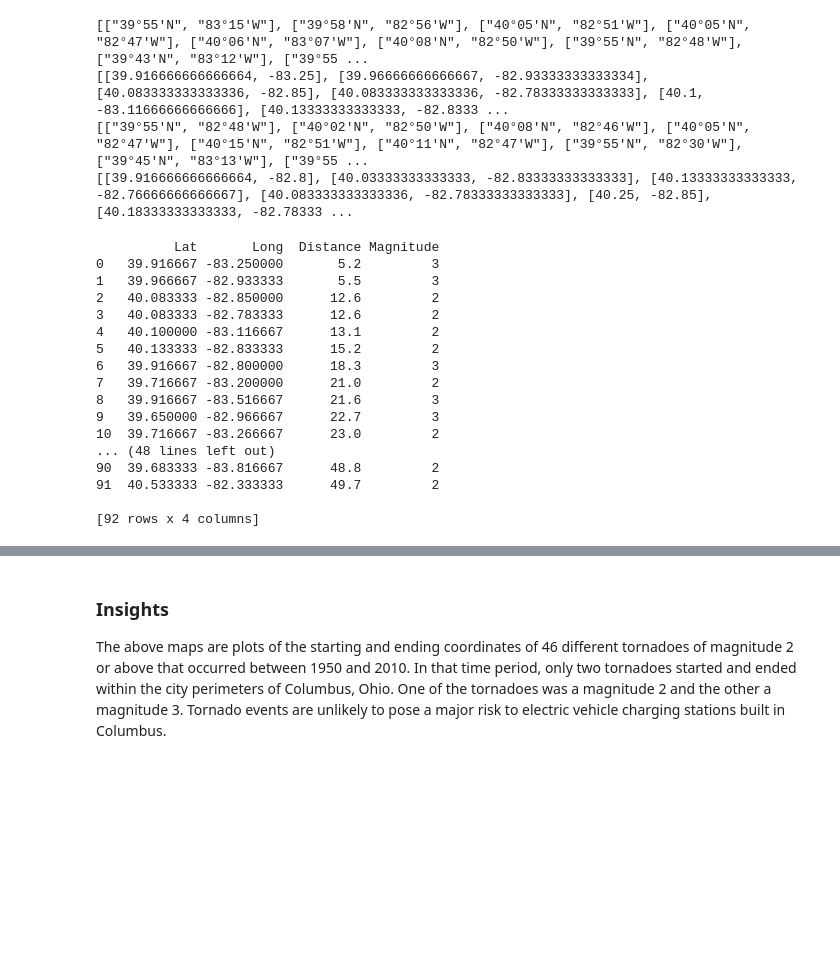
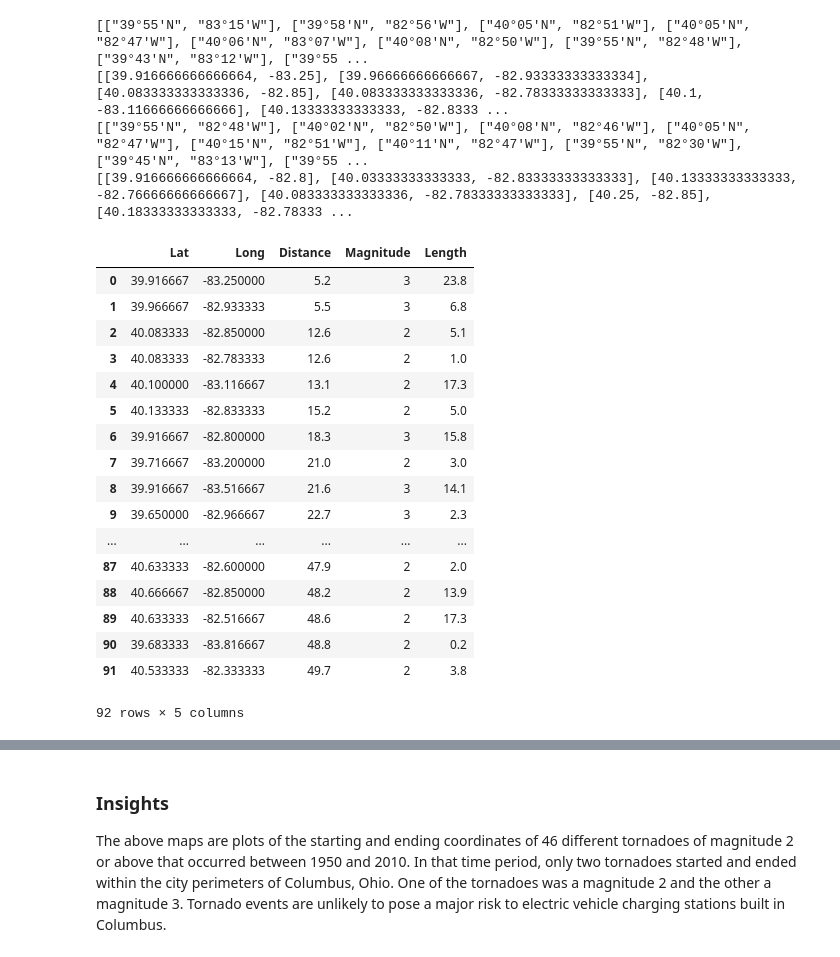
Before and after one commit to data-x-sp19/EVAC, a Jupyter notebook: Disaster_Locations.ipynb, the cells around one changed output, grey strips where cells are left out. Cells and saved outputs as stored; diff of their text form; code cells hidden in the pictures; blank space fills up the shorter version.

Commit message:
populating training and test data with tornado values

```diff
--- a/Disaster_Locations.ipynb
+++ b/Disaster_Locations.ipynb
@@ -67,29 +67,36 @@ print(ends)
 # %%
 def convert(coords):
     lat = [coords[i][0] for i in range(len(coords))]
     long = [coords[i][1] for i in range(len(coords))]
     dist = 2*list(tornado_df["Distance (miles)"])
     magnitude = 2*list(tornado_df["Magnitude"])
-    d = {"Lat": lat, "Long": long, "Distance": dist, "Magnitude": magnitude}
+
+    p = re.compile('(\d+.\d+)\sMile[s]*')
+    length = [float(p.match(l).group(1)) for l in 2*list(tornado_df["Length"])]
+
+    d = {"Lat": lat, "Long": long, "Distance": dist, "Magnitude": magnitude, "Length": length}
     df = pd.DataFrame(data=d)
-    print(df)
     df.to_excel("Disaster_Locations_Coords.xlsx", index=False)
-convert(starts+ends)
+    return df
+
+dist_mag_tornado_df = convert(starts+ends)
+dist_mag_tornado_df
 # %% [output]
+|  | Lat | Long | Distance | Magnitude | Length |
+| 0 | 39.916667 | -83.250000 | 5.2 | 3 | 23.8 |
+| 1 | 39.966667 | -82.933333 | 5.5 | 3 | 6.8 |
+| 2 | 40.083333 | -82.850000 | 12.6 | 2 | 5.1 |
+| 3 | 40.083333 | -82.783333 | 12.6 | 2 | 1.0 |
+| 4 | 40.100000 | -83.116667 | 13.1 | 2 | 17.3 |
+| 5 | 40.133333 | -82.833333 | 15.2 | 2 | 5.0 |
+| 6 | 39.916667 | -82.800000 | 18.3 | 3 | 15.8 |
+| 7 | 39.716667 | -83.200000 | 21.0 | 2 | 3.0 |
+| 8 | 39.916667 | -83.516667 | 21.6 | 3 | 14.1 |
+| 9 | 39.650000 | -82.966667 | 22.7 | 3 | 2.3 |
+| ... | ... | ... | ... | ... | ... |
+| 87 | 40.633333 | -82.600000 | 47.9 | 2 | 2.0 |
+| 88 | 40.666667 | -82.850000 | 48.2 | 2 | 13.9 |
+| 89 | 40.633333 | -82.516667 | 48.6 | 2 | 17.3 |
+| 90 | 39.683333 | -83.816667 | 48.8 | 2 | 0.2 |
+| 91 | 40.533333 | -82.333333 | 49.7 | 2 | 3.8 |
-          Lat       Long  Distance Magnitude
-0   39.916667 -83.250000       5.2         3
-1   39.966667 -82.933333       5.5         3
-2   40.083333 -82.850000      12.6         2
-3   40.083333 -82.783333      12.6         2
-4   40.100000 -83.116667      13.1         2
-5   40.133333 -82.833333      15.2         2
-6   39.916667 -82.800000      18.3         3
-7   39.716667 -83.200000      21.0         2
-8   39.916667 -83.516667      21.6         3
-9   39.650000 -82.966667      22.7         3
-10  39.716667 -83.266667      23.0         2
-... (48 lines left out)
-90  39.683333 -83.816667      48.8         2
-91  40.533333 -82.333333      49.7         2
-
-[92 rows x 4 columns]
+92 rows × 5 columns
```
Also changed, not shown: parts of 3 cells of this notebook, 3 other files.
